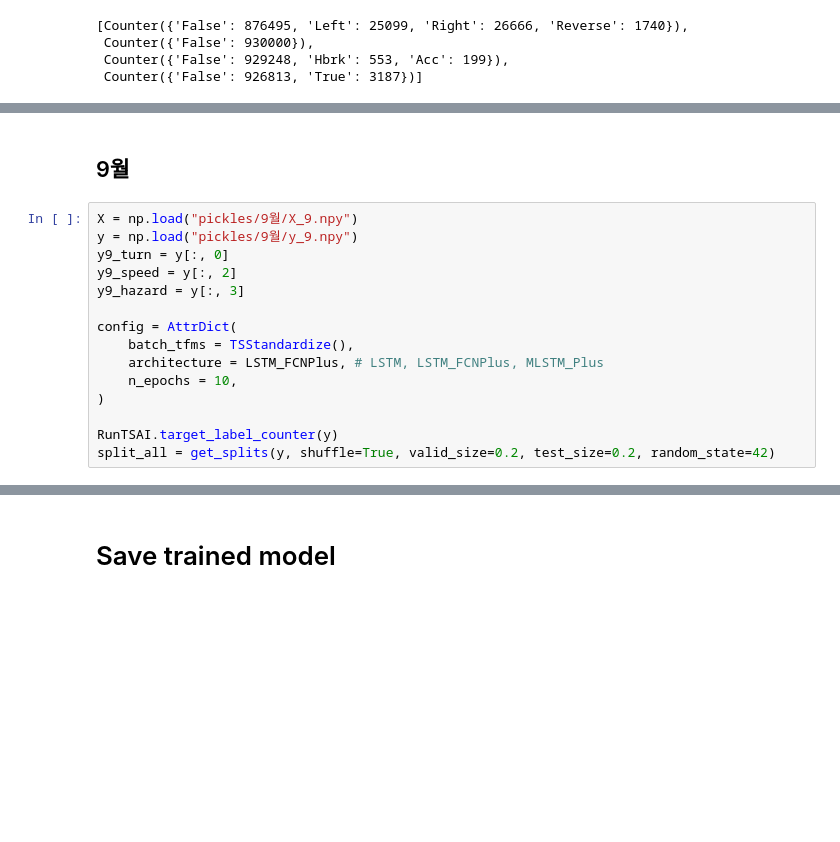
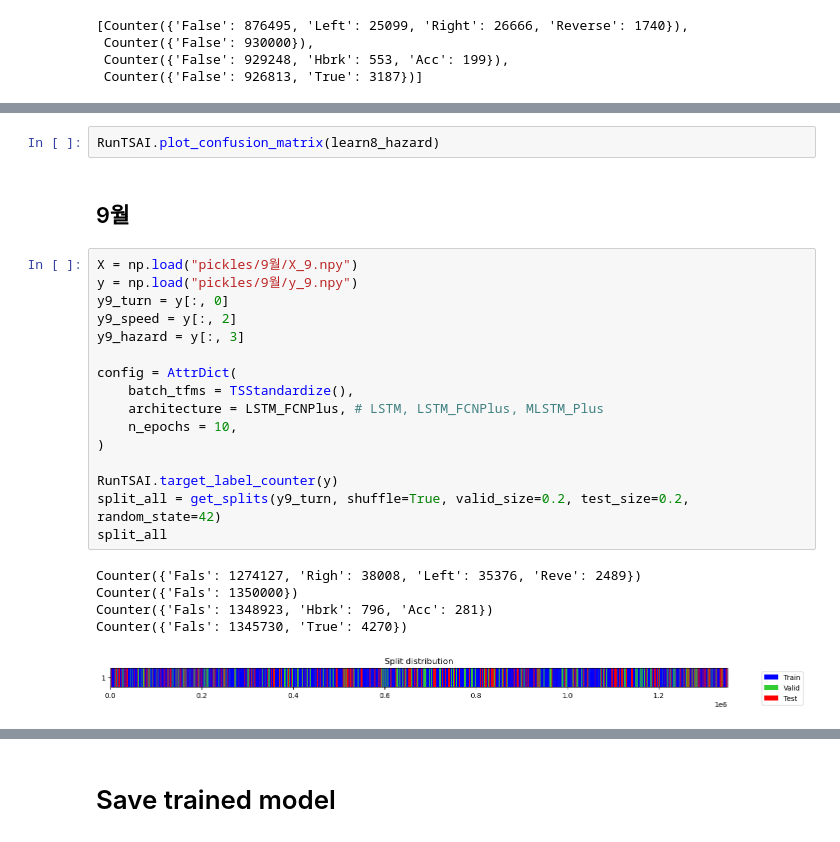
Before and after one commit to aivill-project/v2x_ts, a Jupyter notebook: V2X_preprocess_8.ipynb, the cells around one changed output, grey strips where cells are left out. Drawn from its saved outputs; the diff is of its cells as text; blank space fills up the shorter version.

```diff
--- a/V2X_preprocess_8.ipynb
+++ b/V2X_preprocess_8.ipynb
@@ -470,18 +485,27 @@ learn_speed.save_all("models/V2X_8/speed")
+# %%
+RunTSAI.plot_confusion_matrix(learn8_hazard)
 # %% [markdown]
 ## 9월
 # %%
 X = np.load("pickles/9월/X_9.npy")
 y = np.load("pickles/9월/y_9.npy")
 y9_turn = y[:, 0]
 y9_speed = y[:, 2]
 y9_hazard = y[:, 3]
 
 config = AttrDict(
     batch_tfms = TSStandardize(),
     architecture = LSTM_FCNPlus, # LSTM, LSTM_FCNPlus, MLSTM_Plus
     n_epochs = 10,
 )
 
 RunTSAI.target_label_counter(y)
-split_all = get_splits(y, shuffle=True, valid_size=0.2, test_size=0.2, random_state=42)
+split_all = get_splits(y9_turn, shuffle=True, valid_size=0.2, test_size=0.2, random_state=42)
+split_all
+# %% [output]
+Counter({'Fals': 1274127, 'Righ': 38008, 'Left': 35376, 'Reve': 2489})
+Counter({'Fals': 1350000})
+Counter({'Fals': 1348923, 'Hbrk': 796, 'Acc': 281})
+Counter({'Fals': 1345730, 'True': 4270})
+[figure, added]
 # %%
```
Also changed, not shown: parts of 18 cells of this notebook, 21 other files.
